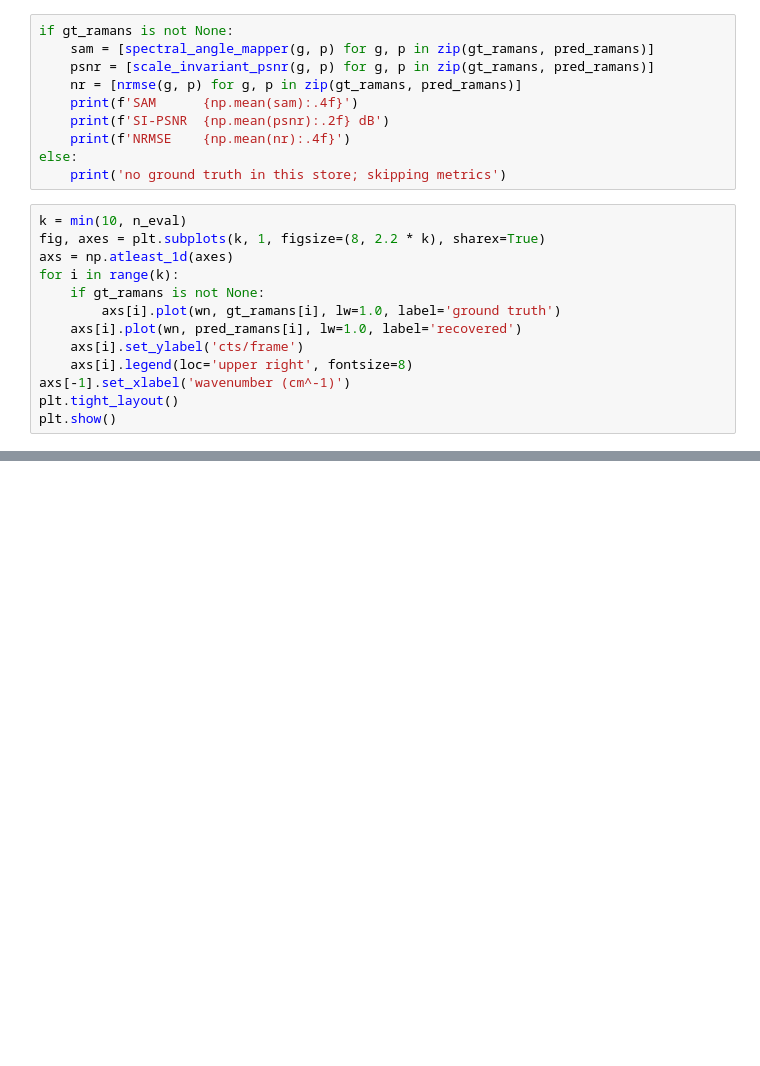
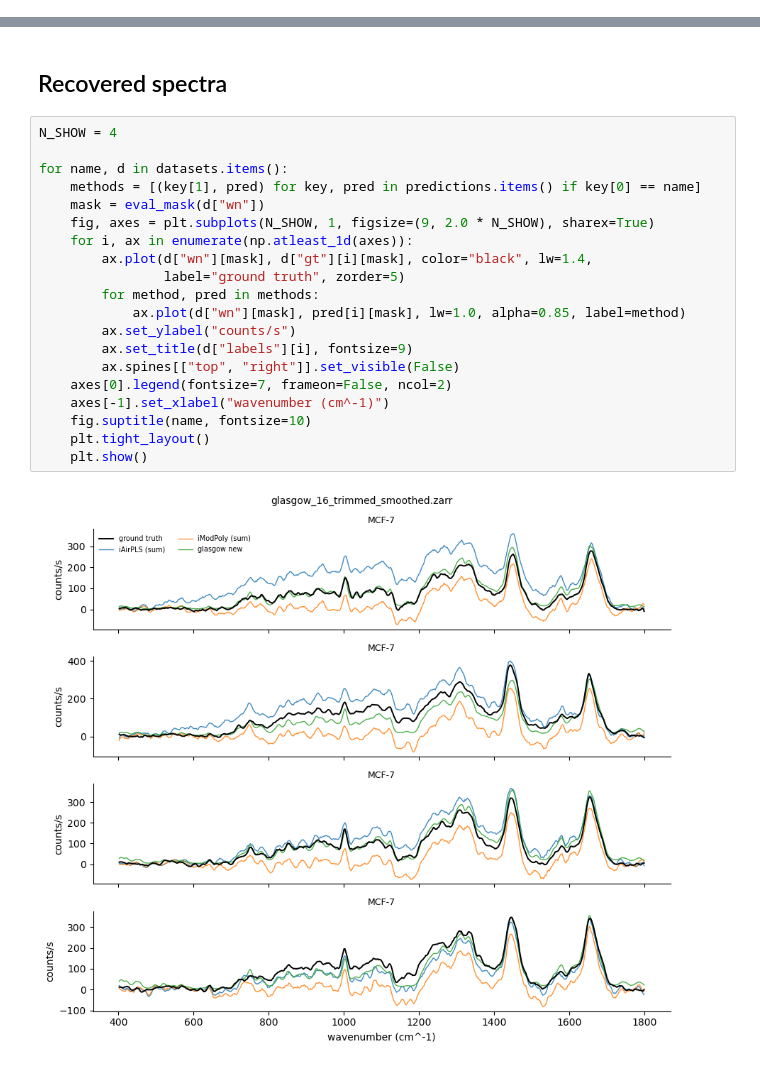
Before and after one commit to tmuird/lumos-vae, a Jupyter notebook: notebooks/evaluate.ipynb, the cells around one changed output, grey strips where cells are left out. Drawn from its saved outputs; the diff is of its cells as text; blank space fills up the shorter version.

```diff
--- a/notebooks/evaluate.ipynb
+++ b/notebooks/evaluate.ipynb
@@ -55,23 +0,0 @@ gt_ramans = np.stack(gt_ramans) if gt_ramans else None
-# %%
-if gt_ramans is not None:
-    sam = [spectral_angle_mapper(g, p) for g, p in zip(gt_ramans, pred_ramans)]
-    psnr = [scale_invariant_psnr(g, p) for g, p in zip(gt_ramans, pred_ramans)]
-    nr = [nrmse(g, p) for g, p in zip(gt_ramans, pred_ramans)]
-    print(f'SAM      {np.mean(sam):.4f}')
-    print(f'SI-PSNR  {np.mean(psnr):.2f} dB')
-    print(f'NRMSE    {np.mean(nr):.4f}')
-else:
-    print('no ground truth in this store; skipping metrics')
-# %%
-k = min(10, n_eval)
-fig, axes = plt.subplots(k, 1, figsize=(8, 2.2 * k), sharex=True)
-axs = np.atleast_1d(axes)
-for i in range(k):
-    if gt_ramans is not None:
-        axs[i].plot(wn, gt_ramans[i], lw=1.0, label='ground truth')
-    axs[i].plot(wn, pred_ramans[i], lw=1.0, label='recovered')
-    axs[i].set_ylabel('cts/frame')
-    axs[i].legend(loc='upper right', fontsize=8)
-axs[-1].set_xlabel('wavenumber (cm^-1)')
-plt.tight_layout()
-plt.show()
@@ -77,0 +300,24 @@ plt.show()
+# %% [markdown]
+## Recovered spectra
+# %%
+N_SHOW = 4
+
+for name, d in datasets.items():
+    methods = [(key[1], pred) for key, pred in predictions.items() if key[0] == name]
+    mask = eval_mask(d["wn"])
+    fig, axes = plt.subplots(N_SHOW, 1, figsize=(9, 2.0 * N_SHOW), sharex=True)
+    for i, ax in enumerate(np.atleast_1d(axes)):
+        ax.plot(d["wn"][mask], d["gt"][i][mask], color="black", lw=1.4,
+                label="ground truth", zorder=5)
+        for method, pred in methods:
+            ax.plot(d["wn"][mask], pred[i][mask], lw=1.0, alpha=0.85, label=method)
+        ax.set_ylabel("counts/s")
+        ax.set_title(d["labels"][i], fontsize=9)
+        ax.spines[["top", "right"]].set_visible(False)
+    axes[0].legend(fontsize=7, frameon=False, ncol=2)
+    axes[-1].set_xlabel("wavenumber (cm^-1)")
+    fig.suptitle(name, fontsize=10)
+    plt.tight_layout()
+    plt.show()
+# %% [output]
+[figure, added]
```
Also changed, not shown: parts of 34 cells of this notebook, 5 other files.
